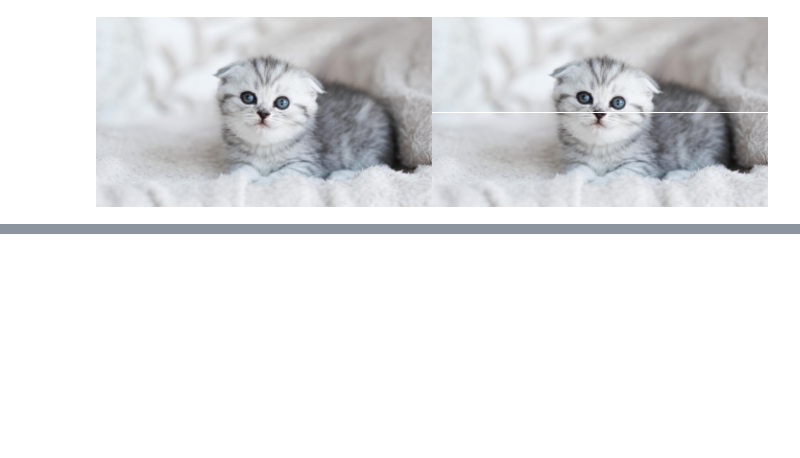
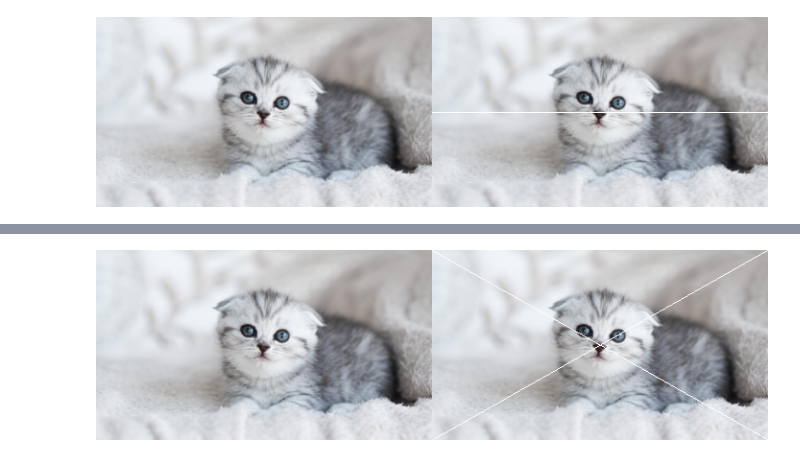
Before and after one commit to Fauzi455/PCVK26_12_M-Fauzi-R, a Jupyter notebook: P1_Tugas D2_12.ipynb, the cells around one changed output, grey strips where cells are left out. Cells and saved outputs as stored; diff of their text form; code cells hidden in the pictures; blank space fills up the shorter version.

```diff
--- a/P1_Tugas D2_12.ipynb
+++ b/P1_Tugas D2_12.ipynb
@@ -82,0 +98,19 @@ Apakah kegunaan kode [255,255,255] ? Jelaskan!
+# %%
+# Pastikan variabel 'image' sudah terdefinisi sebelumnya
+
+image_2 = cv.cvtColor(image, cv.COLOR_BGR2RGB)
+image_3 = cv.cvtColor(image, cv.COLOR_BGR2RGB)
+
+# Ambil dimensi gambar
+tinggi, lebar = image_3.shape[:2]
+
+# Dari kiri-atas ke kanan-bawah
+cv.line(image_3, (0, 0), (lebar, tinggi), (255, 255, 255), 1)
+
+# Dari kiri-bawah ke kanan-atas
+cv.line(image_3, (0, tinggi), (lebar, 0), (255, 255, 255), 1)
+
+final_frame = cv.hconcat((image_2, image_3))
+cv2_imshow(final_frame)
+# %% [output]
+[figure, added]
```
Also changed, not shown: parts of 4 cells of this notebook.
